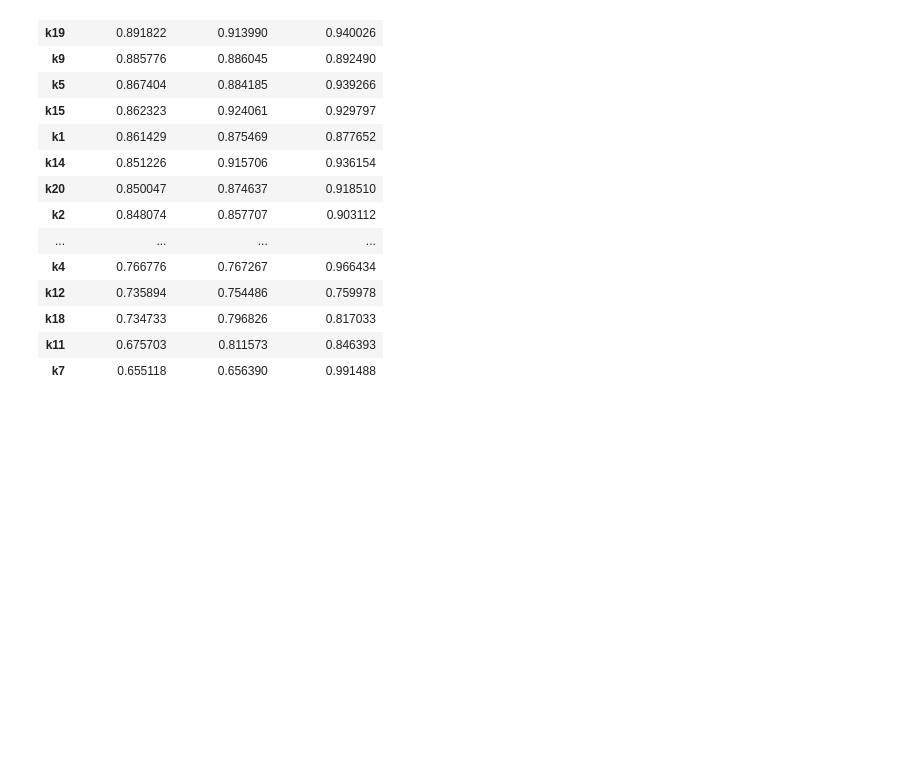
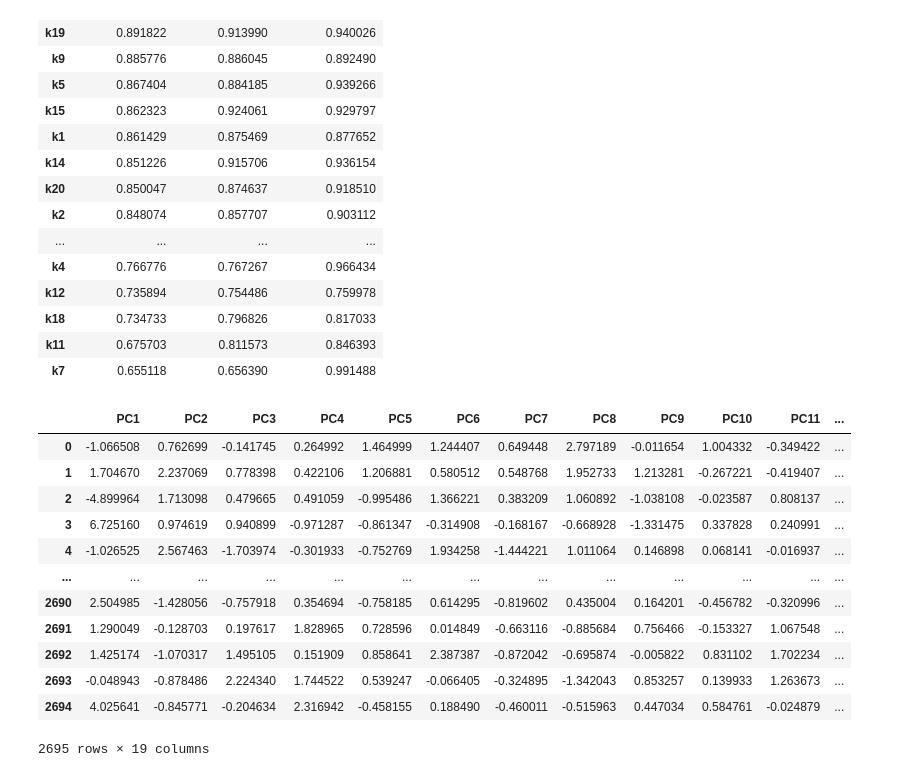
Before and after one commit to aquapuziq/BSU_DA-DS_labs, a Jupyter notebook: factor_analysis/factor_analysis.ipynb, the cells around one changed output. Saved outputs shown, nothing was run; the diff lists cells and outputs as text; code cells hidden in the pictures; blank space fills up the shorter version.

```diff
--- a/factor_analysis/factor_analysis.ipynb
+++ b/factor_analysis/factor_analysis.ipynb
@@ -143,3 +143,20 @@ display(communality_data)
 | k18 | 0.734733 | 0.796826 | 0.817033 |
 | k11 | 0.675703 | 0.811573 | 0.846393 |
 | k7 | 0.655118 | 0.656390 | 0.991488 |
+# %%
+pca_scores = pd.DataFrame(pca.transform(data_mod_std), columns = components, index = data_mod.index)
+display(pca_scores)
+# %% [output]
+|  | PC1 | PC2 | PC3 | PC4 | PC5 | PC6 | PC7 | PC8 | PC9 | PC10 | PC11 | ... |
+| 0 | -1.066508 | 0.762699 | -0.141745 | 0.264992 | 1.464999 | 1.244407 | 0.649448 | 2.797189 | -0.011654 | 1.004332 | -0.349422 | ... |
+| 1 | 1.704670 | 2.237069 | 0.778398 | 0.422106 | 1.206881 | 0.580512 | 0.548768 | 1.952733 | 1.213281 | -0.267221 | -0.419407 | ... |
+| 2 | -4.899964 | 1.713098 | 0.479665 | 0.491059 | -0.995486 | 1.366221 | 0.383209 | 1.060892 | -1.038108 | -0.023587 | 0.808137 | ... |
+| 3 | 6.725160 | 0.974619 | 0.940899 | -0.971287 | -0.861347 | -0.314908 | -0.168167 | -0.668928 | -1.331475 | 0.337828 | 0.240991 | ... |
+| 4 | -1.026525 | 2.567463 | -1.703974 | -0.301933 | -0.752769 | 1.934258 | -1.444221 | 1.011064 | 0.146898 | 0.068141 | -0.016937 | ... |
+| ... | ... | ... | ... | ... | ... | ... | ... | ... | ... | ... | ... | ... |
+| 2690 | 2.504985 | -1.428056 | -0.757918 | 0.354694 | -0.758185 | 0.614295 | -0.819602 | 0.435004 | 0.164201 | -0.456782 | -0.320996 | ... |
+| 2691 | 1.290049 | -0.128703 | 0.197617 | 1.828965 | 0.728596 | 0.014849 | -0.663116 | -0.885684 | 0.756466 | -0.153327 | 1.067548 | ... |
+| 2692 | 1.425174 | -1.070317 | 1.495105 | 0.151909 | 0.858641 | 2.387387 | -0.872042 | -0.695874 | -0.005822 | 0.831102 | 1.702234 | ... |
+| 2693 | -0.048943 | -0.878486 | 2.224340 | 1.744522 | 0.539247 | -0.066405 | -0.324895 | -1.342043 | 0.853257 | 0.139933 | 1.263673 | ... |
+| 2694 | 4.025641 | -0.845771 | -0.204634 | 2.316942 | -0.458155 | 0.188490 | -0.460011 | -0.515963 | 0.447034 | 0.584761 | -0.024879 | ... |
+2695 rows × 19 columns
```
Also changed, not shown: parts of 1 cell of this notebook.
